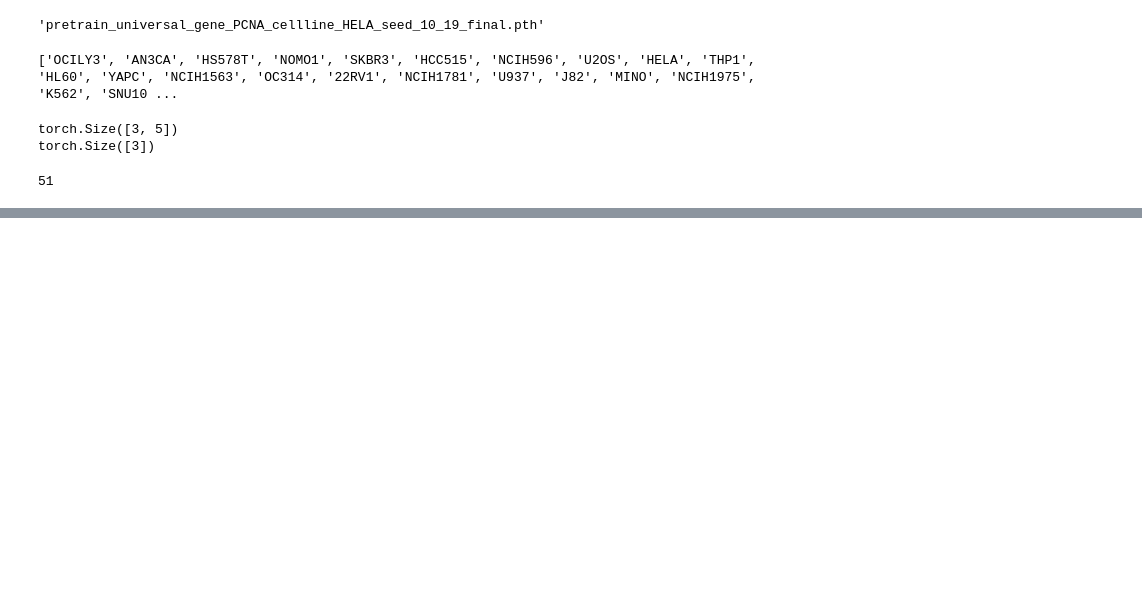
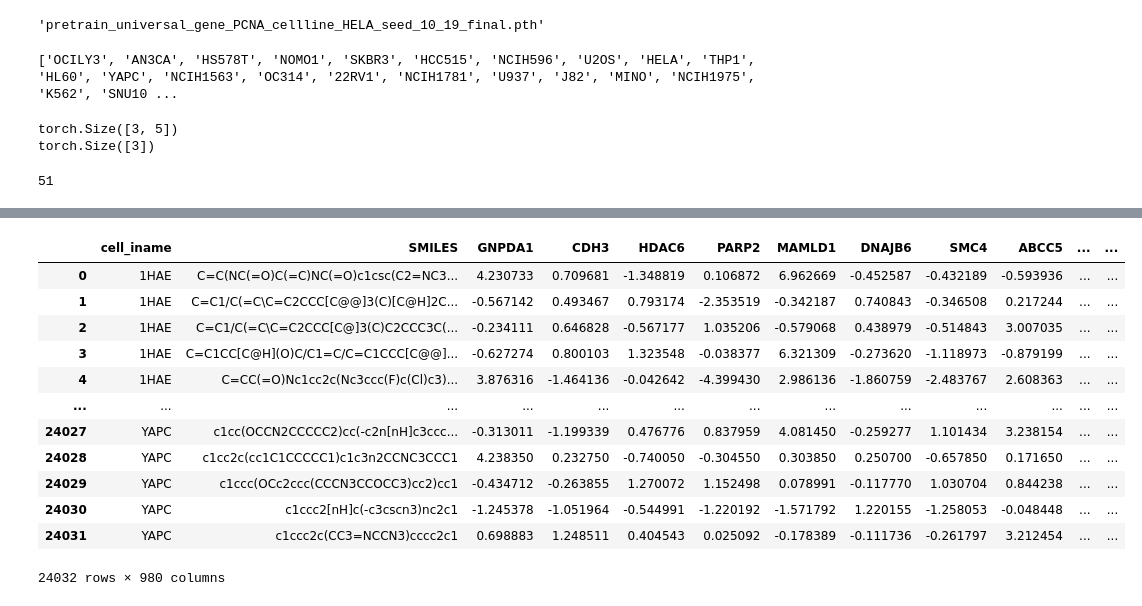
Before and after one commit to dearhannah/AnchorDrug_official, a Jupyter notebook: pg.ipynb, the cells around one changed output, grey strips where cells are left out. Cells and saved outputs as stored; diff of their text form; code cells hidden in the pictures; blank space fills up the shorter version.

```diff
--- a/pg.ipynb
+++ b/pg.ipynb
@@ -28,0 +66,17 @@ len(cell)
+# %%
+tmp = tmp.groupby(by=['cell_iname','SMILES']).median().reset_index()
+tmp
+# %% [output]
+|  | cell_iname | SMILES | GNPDA1 | CDH3 | HDAC6 | PARP2 | MAMLD1 | DNAJB6 | SMC4 | ABCC5 | ... | ... |
+| 0 | 1HAE | C=C(NC(=O)C(=C)NC(=O)c1csc(C2=NC3... | 4.230733 | 0.709681 | -1.348819 | 0.106872 | 6.962669 | -0.452587 | -0.432189 | -0.593936 | ... | ... |
+| 1 | 1HAE | C=C1/C(=C\C=C2CCC[C@@]3(C)[C@H]2C... | -0.567142 | 0.493467 | 0.793174 | -2.353519 | -0.342187 | 0.740843 | -0.346508 | 0.217244 | ... | ... |
+| 2 | 1HAE | C=C1/C(=C\C=C2CCC[C@]3(C)C2CCC3C(... | -0.234111 | 0.646828 | -0.567177 | 1.035206 | -0.579068 | 0.438979 | -0.514843 | 3.007035 | ... | ... |
+| 3 | 1HAE | C=C1CC[C@H](O)C/C1=C/C=C1CCC[C@@]... | -0.627274 | 0.800103 | 1.323548 | -0.038377 | 6.321309 | -0.273620 | -1.118973 | -0.879199 | ... | ... |
+| 4 | 1HAE | C=CC(=O)Nc1cc2c(Nc3ccc(F)c(Cl)c3)... | 3.876316 | -1.464136 | -0.042642 | -4.399430 | 2.986136 | -1.860759 | -2.483767 | 2.608363 | ... | ... |
+| ... | ... | ... | ... | ... | ... | ... | ... | ... | ... | ... | ... | ... |
+| 24027 | YAPC | c1cc(OCCN2CCCCC2)cc(-c2n[nH]c3ccc... | -0.313011 | -1.199339 | 0.476776 | 0.837959 | 4.081450 | -0.259277 | 1.101434 | 3.238154 | ... | ... |
+| 24028 | YAPC | c1cc2c(cc1C1CCCCC1)c1c3n2CCNC3CCC1 | 4.238350 | 0.232750 | -0.740050 | -0.304550 | 0.303850 | 0.250700 | -0.657850 | 0.171650 | ... | ... |
+| 24029 | YAPC | c1ccc(OCc2ccc(CCCN3CCOCC3)cc2)cc1 | -0.434712 | -0.263855 | 1.270072 | 1.152498 | 0.078991 | -0.117770 | 1.030704 | 0.844238 | ... | ... |
+| 24030 | YAPC | c1ccc2[nH]c(-c3cscn3)nc2c1 | -1.245378 | -1.051964 | -0.544991 | -1.220192 | -1.571792 | 1.220155 | -1.258053 | -0.048448 | ... | ... |
+| 24031 | YAPC | c1ccc2c(CC3=NCCN3)cccc2c1 | 0.698883 | 1.248511 | 0.404543 | 0.025092 | -0.178389 | -0.111736 | -0.261797 | 3.212454 | ... | ... |
+24032 rows × 980 columns
```
Also changed, not shown: parts of 11 cells of this notebook, 31 other files.
